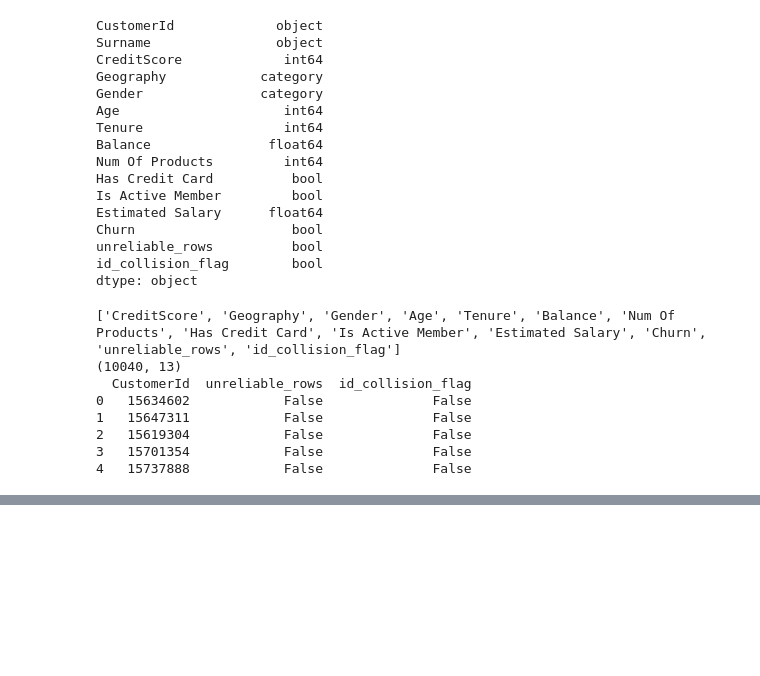
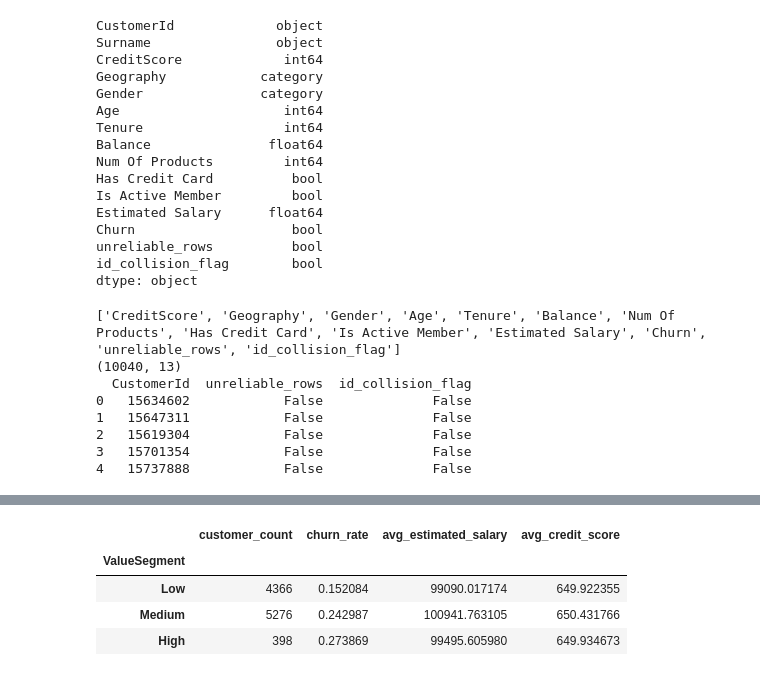
Before and after one commit to aishacmela/Working-with-data-assignment-2, a Jupyter notebook: main.ipynb, the cells around one changed output, grey strips where cells are left out. Cells and saved outputs as stored; diff of their text form; code cells hidden in the pictures; blank space fills up the shorter version.

```diff
--- a/main.ipynb
+++ b/main.ipynb
@@ -538,0 +640,15 @@ print(customer_lookup.head())
+# %%
+financial_summary = combined_df.groupby('ValueSegment', observed=True).agg(
+    customer_count=('Churn', 'count'),
+    churn_rate=('Churn', 'mean'),
+    avg_estimated_salary=('Estimated Salary', 'mean'),
+    avg_credit_score=('CreditScore', 'mean')
+)
+
+financial_summary
+# %% [output]
+|  | customer_count | churn_rate | avg_estimated_salary | avg_credit_score |
+| ValueSegment |  |  |  |  |
+| Low | 4366 | 0.152084 | 99090.017174 | 649.922355 |
+| Medium | 5276 | 0.242987 | 100941.763105 | 650.431766 |
+| High | 398 | 0.273869 | 99495.605980 | 649.934673 |
```
Also changed, not shown: parts of 25 cells of this notebook.
